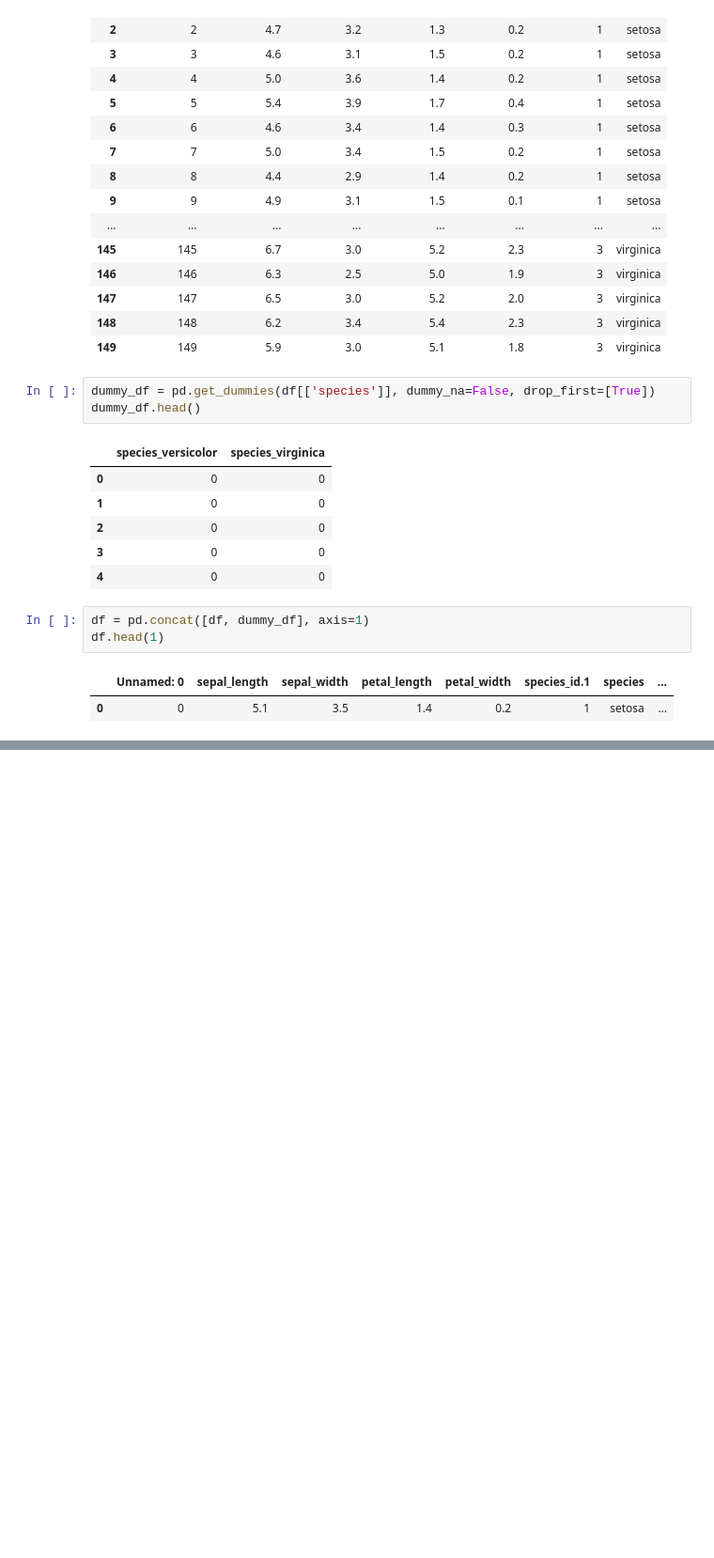
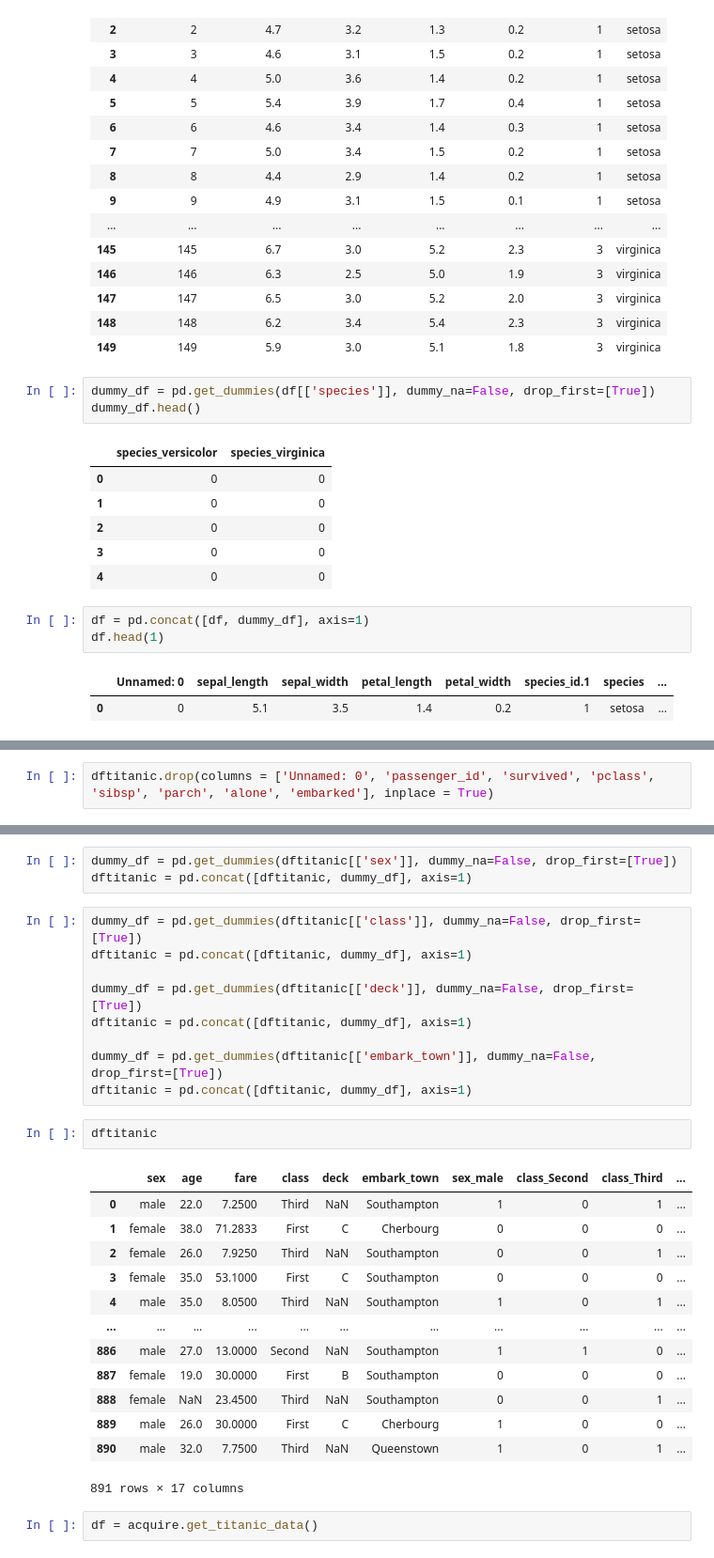
Before and after one commit to wherrickjr/classification-exercises, a Jupyter notebook: classification_exercises.ipynb, the cells around one changed output, grey strips where cells are left out. Shown at 94% size. Saved outputs shown, nothing was run; the diff lists cells and outputs as text; blank space fills up the shorter version.

```diff
--- a/classification_exercises.ipynb
+++ b/classification_exercises.ipynb
@@ -373,0 +392,2 @@ df
+# %%
+dftitanic.drop(columns = ['Unnamed: 0', 'passenger_id', 'survived', 'pclass', 'sibsp', 'parch', 'alone', 'embarked'], inplace = True)
@@ -373,0 +410,30 @@ df
+# %%
+dummy_df = pd.get_dummies(dftitanic[['sex']], dummy_na=False, drop_first=[True])
+dftitanic = pd.concat([dftitanic, dummy_df], axis=1)
+# %%
+dummy_df = pd.get_dummies(dftitanic[['class']], dummy_na=False, drop_first=[True])
+dftitanic = pd.concat([dftitanic, dummy_df], axis=1)
+
+dummy_df = pd.get_dummies(dftitanic[['deck']], dummy_na=False, drop_first=[True])
+dftitanic = pd.concat([dftitanic, dummy_df], axis=1)
+
+dummy_df = pd.get_dummies(dftitanic[['embark_town']], dummy_na=False, drop_first=[True])
+dftitanic = pd.concat([dftitanic, dummy_df], axis=1)
+# %%
+dftitanic
+# %% [output]
+|  | sex | age | fare | class | deck | embark_town | sex_male | class_Second | class_Third | ... |
+| 0 | male | 22.0 | 7.2500 | Third | NaN | Southampton | 1 | 0 | 1 | ... |
+| 1 | female | 38.0 | 71.2833 | First | C | Cherbourg | 0 | 0 | 0 | ... |
+| 2 | female | 26.0 | 7.9250 | Third | NaN | Southampton | 0 | 0 | 1 | ... |
+| 3 | female | 35.0 | 53.1000 | First | C | Southampton | 0 | 0 | 0 | ... |
+| 4 | male | 35.0 | 8.0500 | Third | NaN | Southampton | 1 | 0 | 1 | ... |
+| ... | ... | ... | ... | ... | ... | ... | ... | ... | ... | ... |
+| 886 | male | 27.0 | 13.0000 | Second | NaN | Southampton | 1 | 1 | 0 | ... |
+| 887 | female | 19.0 | 30.0000 | First | B | Southampton | 0 | 0 | 0 | ... |
+| 888 | female | NaN | 23.4500 | Third | NaN | Southampton | 0 | 0 | 1 | ... |
+| 889 | male | 26.0 | 30.0000 | First | C | Cherbourg | 1 | 0 | 0 | ... |
+| 890 | male | 32.0 | 7.7500 | Third | NaN | Queenstown | 1 | 0 | 1 | ... |
+891 rows × 17 columns
+# %%
+df = acquire.get_titanic_data()
```
Also changed, not shown: parts of 24 cells of this notebook, 1 other file.
